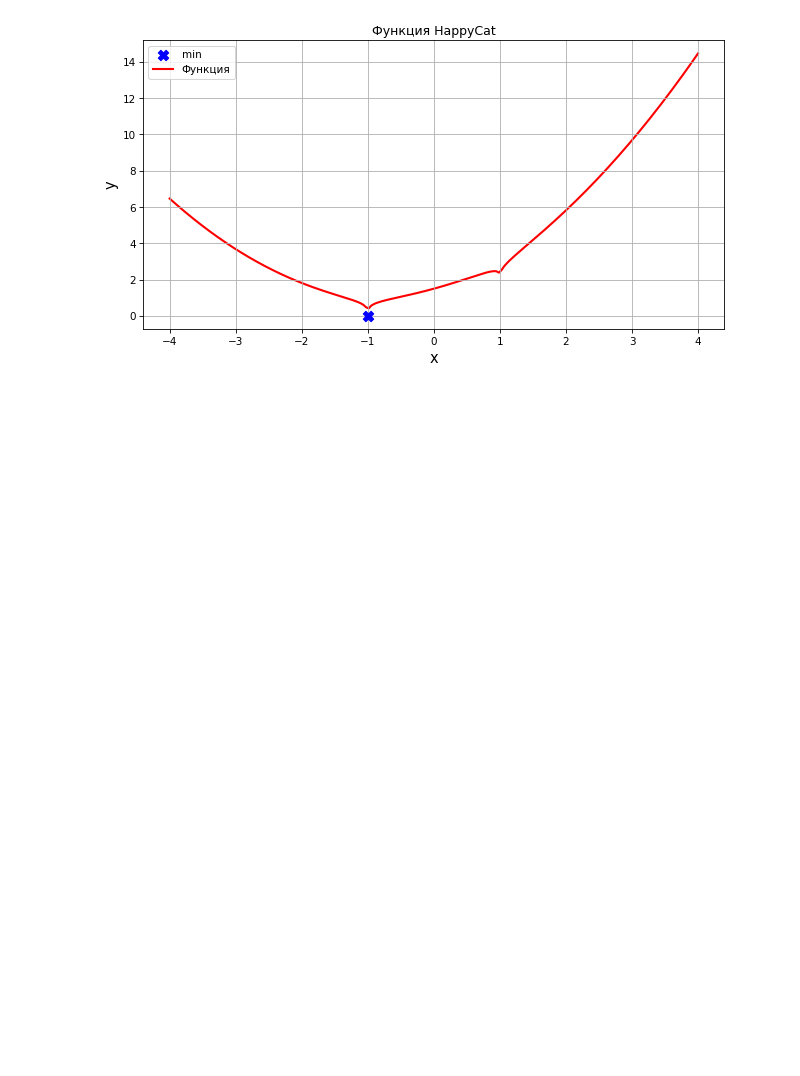
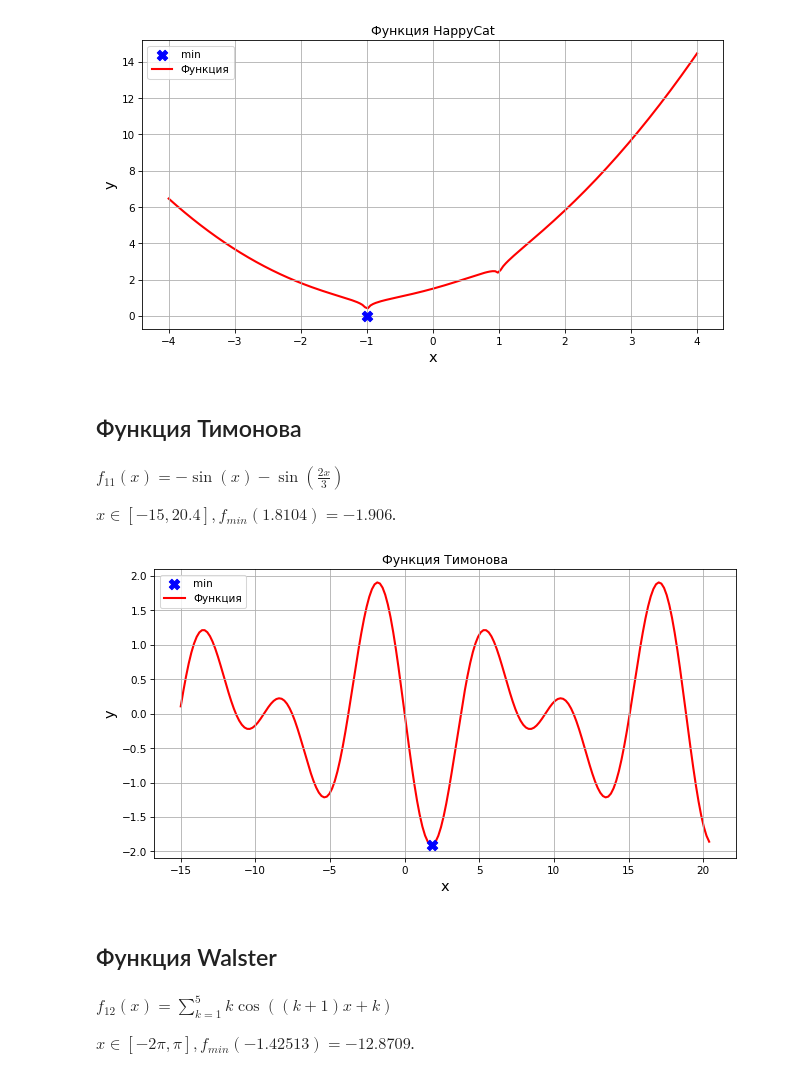
Before and after one commit to Allynik/examples-of-formulas, a Jupyter notebook: OKAiVD_Stepanov_Vyacheslav_BSV23_practice_1_01_22_02_2024.ipynb, the cells around one changed output. Cells and saved outputs as stored; diff of their text form; code cells hidden in the pictures; blank space fills up the shorter version.

```diff
--- a/OKAiVD_Stepanov_Vyacheslav_BSV23_practice_1_01_22_02_2024.ipynb
+++ b/OKAiVD_Stepanov_Vyacheslav_BSV23_practice_1_01_22_02_2024.ipynb
@@ -216,3 +242,11 @@ def my_beautiful_function(x):
 my_beautiful_func_graph(-4, 4, -1, 0, "HappyCat")
 # %% [output]
 [figure]
+# %% [markdown]
+## Функция Тимонова
+# %% [markdown]
+$
+f_{11}(x) = -\sin(x) - \sin\left(\frac{2x}{3}\right)
+$
+
+$ x \in [-15, 20.4], f_{min}(1.8104) = -1.906$.
@@ -218,0 +257,12 @@ my_beautiful_func_graph(-4, 4, -1, 0, "HappyCat")
+# %%
+my_beautiful_func_graph(-15, 20.4, 1.8104, -1.906, "Тимонова")
+# %% [output]
+[figure, added]
+# %% [markdown]
+## Функция Walster
+# %% [markdown]
+$
+f_{12}(x) = \sum_{k=1}^{5} k \cos\left((k+1)x + k\right)
+$
+
+$ x \in [-2\pi, \pi], f_{min}(-1.42513) = -12.8709$.
```
Also changed, not shown: parts of 44 cells of this notebook.
